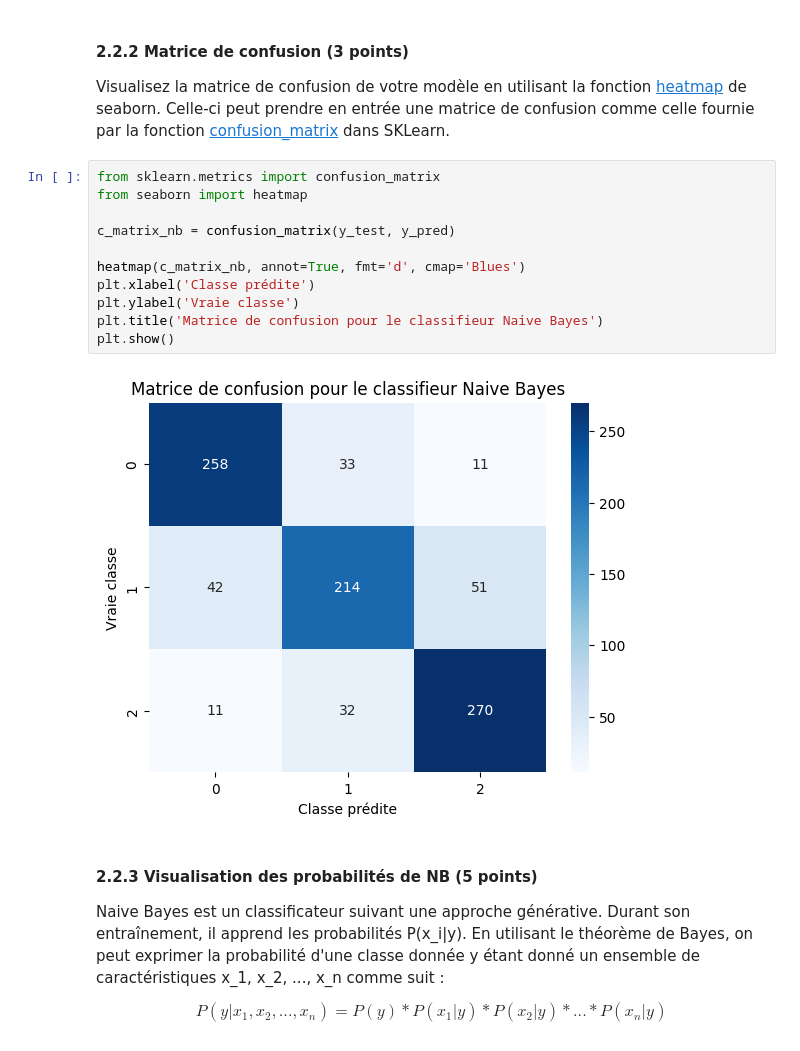
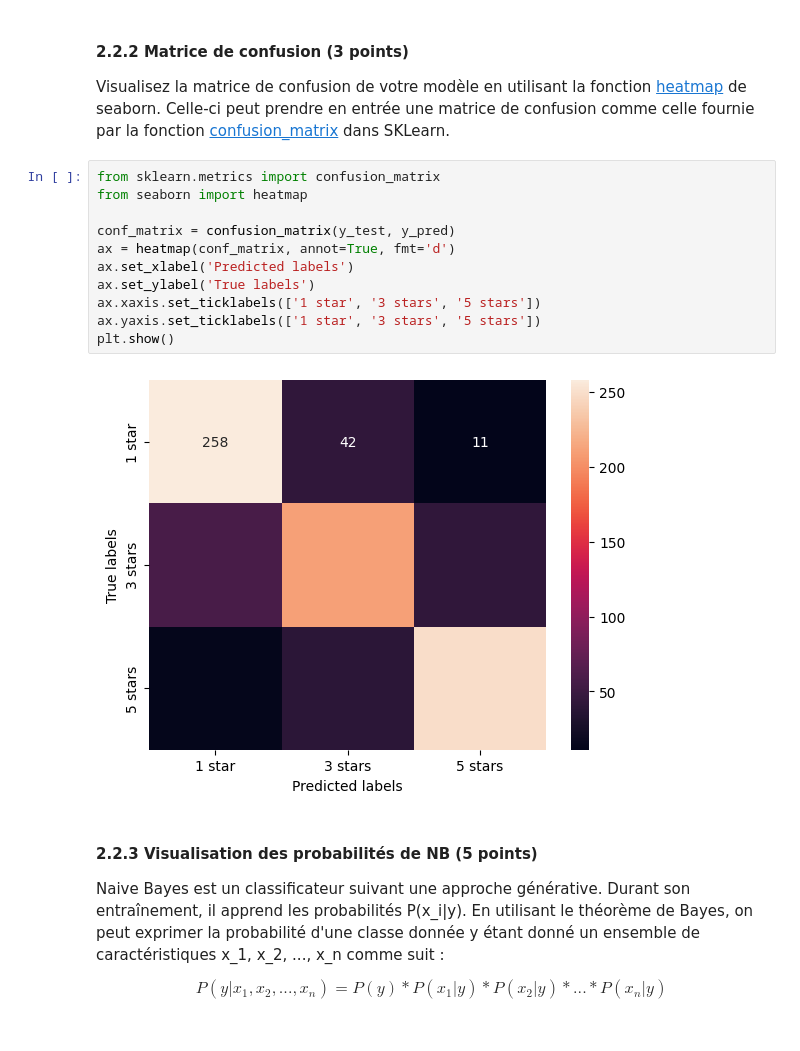
Before and after one commit to marcomudenge/NLP_1_Tokenizing_and_Classifying_Reviews, a Jupyter notebook: inf8460_A23_TP1_Draft.ipynb, the cells around one changed output. Saved outputs shown, nothing was run; the diff lists cells and outputs as text.

```diff
--- a/inf8460_A23_TP1_Draft.ipynb
+++ b/inf8460_A23_TP1_Draft.ipynb
@@ -500,16 +509,16 @@ Visualisez la matrice de confusion de votre modèle en utilisant la fonction [he
 # %%
 from sklearn.metrics import confusion_matrix
 from seaborn import heatmap
 
-c_matrix_nb = confusion_matrix(y_test, y_pred)
-
-heatmap(c_matrix_nb, annot=True, fmt='d', cmap='Blues')
-plt.xlabel('Classe prédite')
-plt.ylabel('Vraie classe')
-plt.title('Matrice de confusion pour le classifieur Naive Bayes')
+conf_matrix = confusion_matrix(y_test, y_pred)
+ax = heatmap(conf_matrix, annot=True, fmt='d')
+ax.set_xlabel('Predicted labels')
+ax.set_ylabel('True labels')
+ax.xaxis.set_ticklabels(['1 star', '3 stars', '5 stars'])
+ax.yaxis.set_ticklabels(['1 star', '3 stars', '5 stars'])
 plt.show()
 # %% [output]
-[figure, old version]
+[figure, new version]
 # %% [markdown]
 <a name='2.2.3'></a>
 ####  2.2.3 Visualisation des probabilités de NB (5 points)
```
Also changed, not shown: parts of 22 cells of this notebook.
